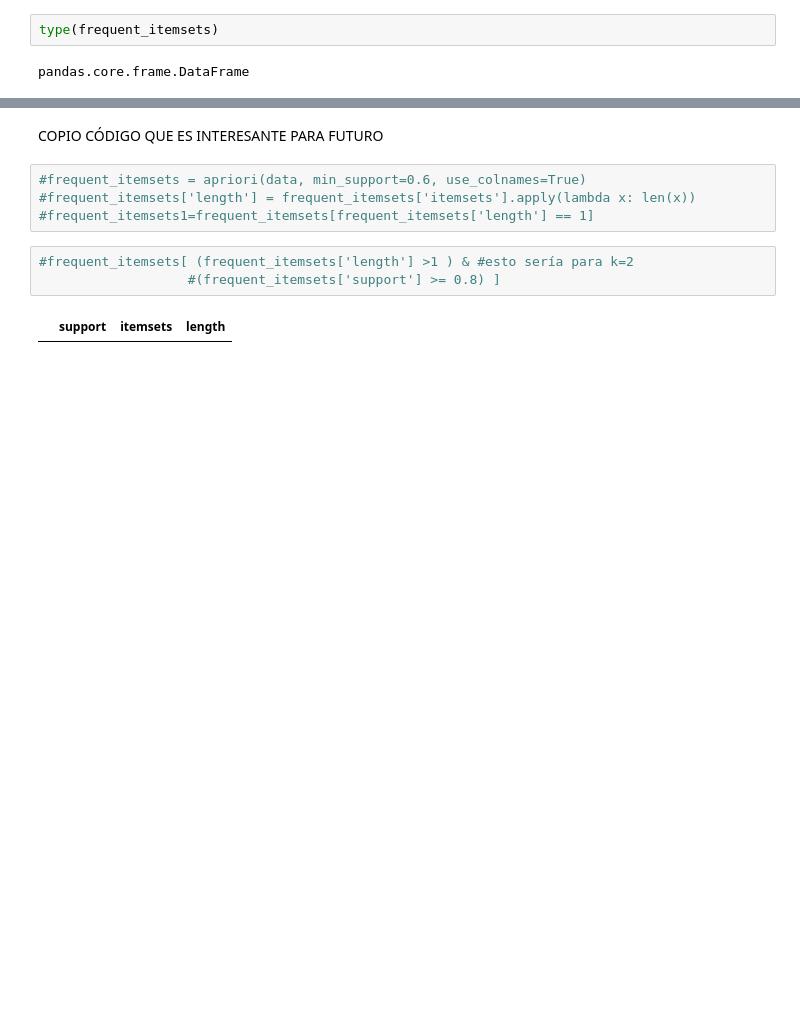
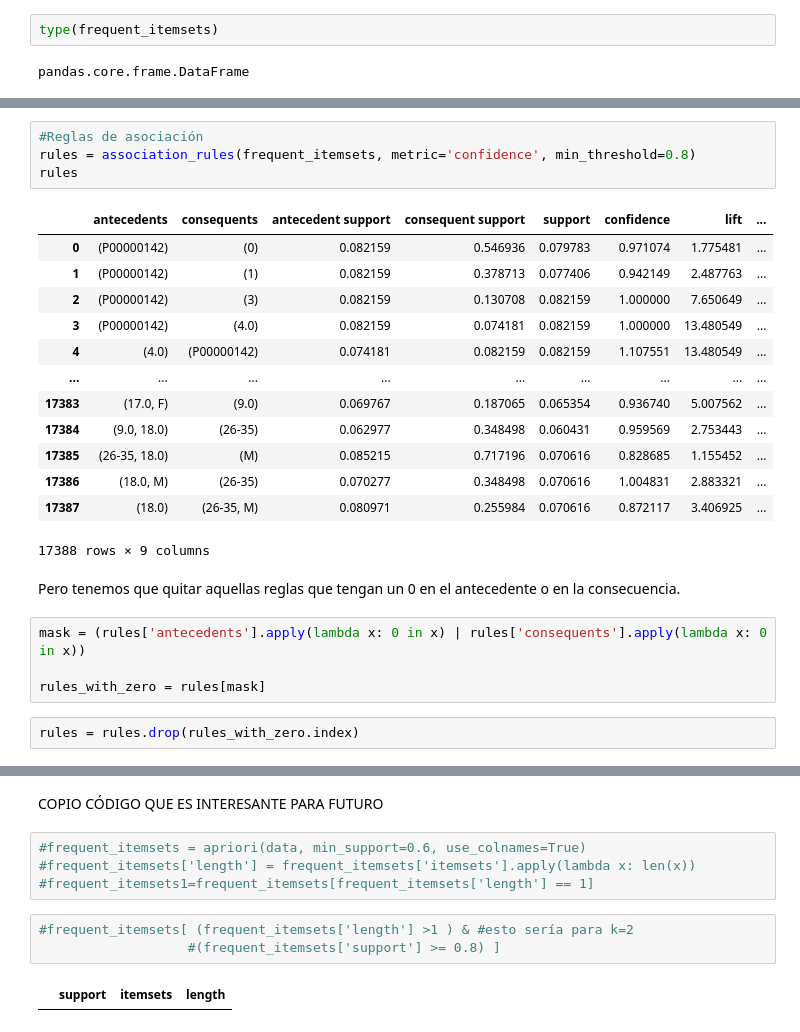
Before and after one commit to patriciamediavilla/L2, a Jupyter notebook: L2P1.ipynb, the cells around one changed output, grey strips where cells are left out. Cells and saved outputs as stored; diff of their text form; blank space fills up the shorter version.

```diff
--- a/L2P1.ipynb
+++ b/L2P1.ipynb
@@ -338,0 +353,26 @@ frequent_itemsets3
+# %%
+#Reglas de asociación
+rules = association_rules(frequent_itemsets, metric='confidence', min_threshold=0.8)
+rules
+# %% [output]
+|  | antecedents | consequents | antecedent support | consequent support | support | confidence | lift | ... |
+| 0 | (P00000142) | (0) | 0.082159 | 0.546936 | 0.079783 | 0.971074 | 1.775481 | ... |
+| 1 | (P00000142) | (1) | 0.082159 | 0.378713 | 0.077406 | 0.942149 | 2.487763 | ... |
+| 2 | (P00000142) | (3) | 0.082159 | 0.130708 | 0.082159 | 1.000000 | 7.650649 | ... |
+| 3 | (P00000142) | (4.0) | 0.082159 | 0.074181 | 0.082159 | 1.000000 | 13.480549 | ... |
+| 4 | (4.0) | (P00000142) | 0.074181 | 0.082159 | 0.082159 | 1.107551 | 13.480549 | ... |
+| ... | ... | ... | ... | ... | ... | ... | ... | ... |
+| 17383 | (17.0, F) | (9.0) | 0.069767 | 0.187065 | 0.065354 | 0.936740 | 5.007562 | ... |
+| 17384 | (9.0, 18.0) | (26-35) | 0.062977 | 0.348498 | 0.060431 | 0.959569 | 2.753443 | ... |
+| 17385 | (26-35, 18.0) | (M) | 0.085215 | 0.717196 | 0.070616 | 0.828685 | 1.155452 | ... |
+| 17386 | (18.0, M) | (26-35) | 0.070277 | 0.348498 | 0.070616 | 1.004831 | 2.883321 | ... |
+| 17387 | (18.0) | (26-35, M) | 0.080971 | 0.255984 | 0.070616 | 0.872117 | 3.406925 | ... |
+17388 rows × 9 columns
+# %% [markdown]
+Pero tenemos que quitar aquellas reglas que tengan un 0 en el antecedente o en la consecuencia.
+# %%
+mask = (rules['antecedents'].apply(lambda x: 0 in x) | rules['consequents'].apply(lambda x: 0 in x))
+
+rules_with_zero = rules[mask]
+# %%
+rules = rules.drop(rules_with_zero.index)
```
Also changed, not shown: parts of 11 cells of this notebook.
